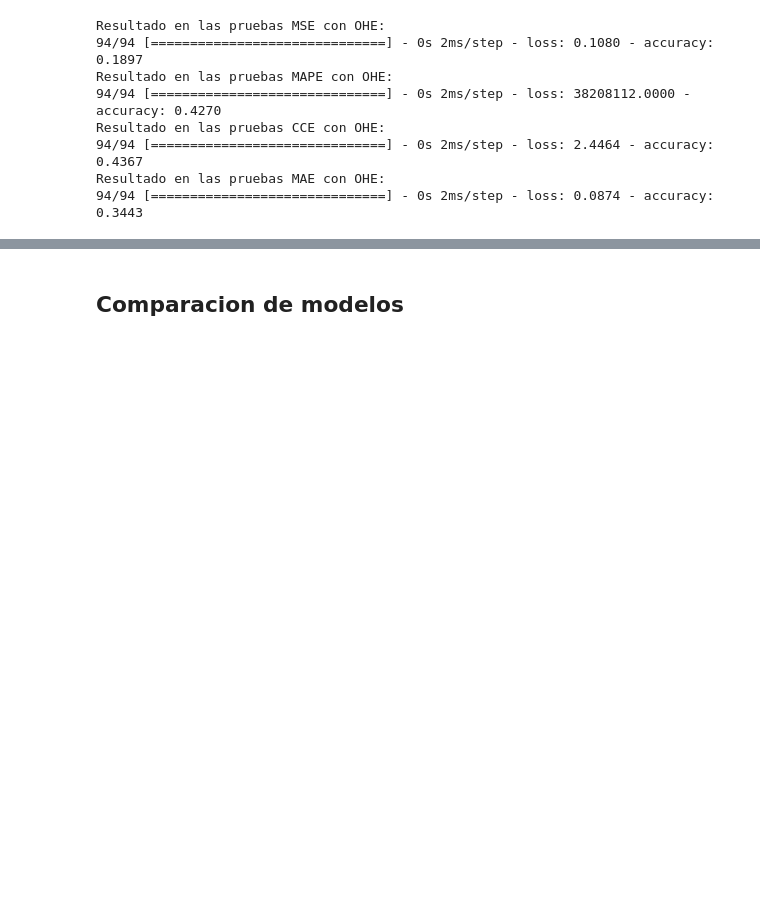
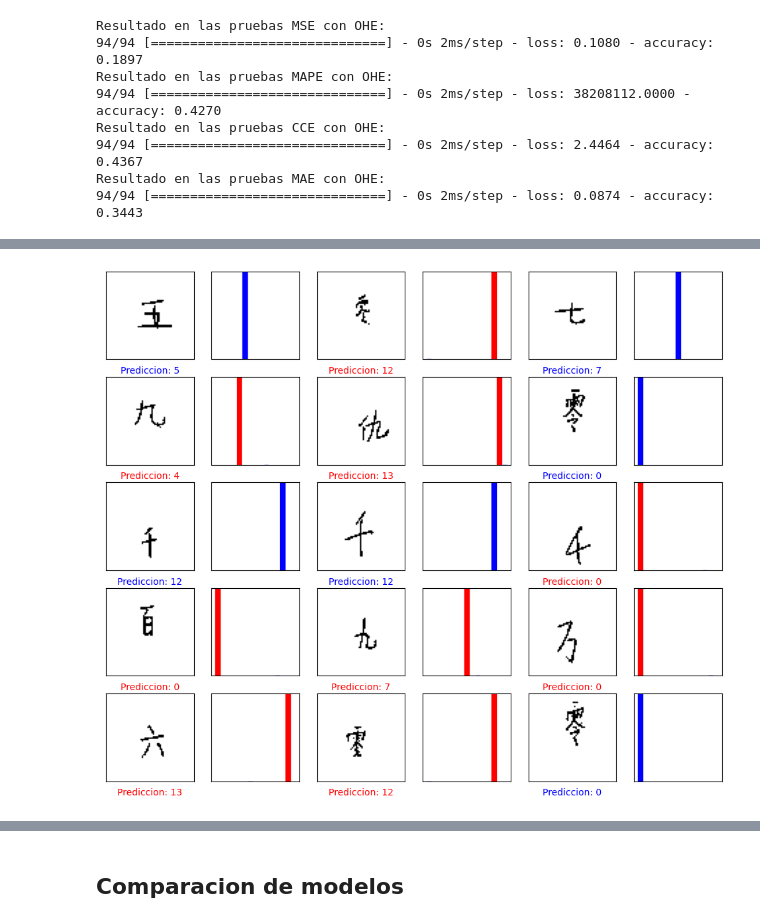
Before and after one commit to adriend1102/Practica3APC-GKA06-15D-1330, a Jupyter notebook: chinese_mnist.ipynb, the cells around one changed output, grey strips where cells are left out. Drawn from its saved outputs; the diff is of its cells as text; code cells hidden in the pictures; blank space fills up the shorter version.

```diff
--- a/chinese_mnist.ipynb
+++ b/chinese_mnist.ipynb
@@ -543,0 +550,5 @@ Resultado en las pruebas MAE con OHE:
+# %%
+predictions = mapeModelOHE.predict(X_test, verbose=False)
+tablaAciertos(predictions, y_test, X_test)
+# %% [output]
+[figure, added]
```
Also changed, not shown: parts of 2 cells of this notebook, 3 other files.
